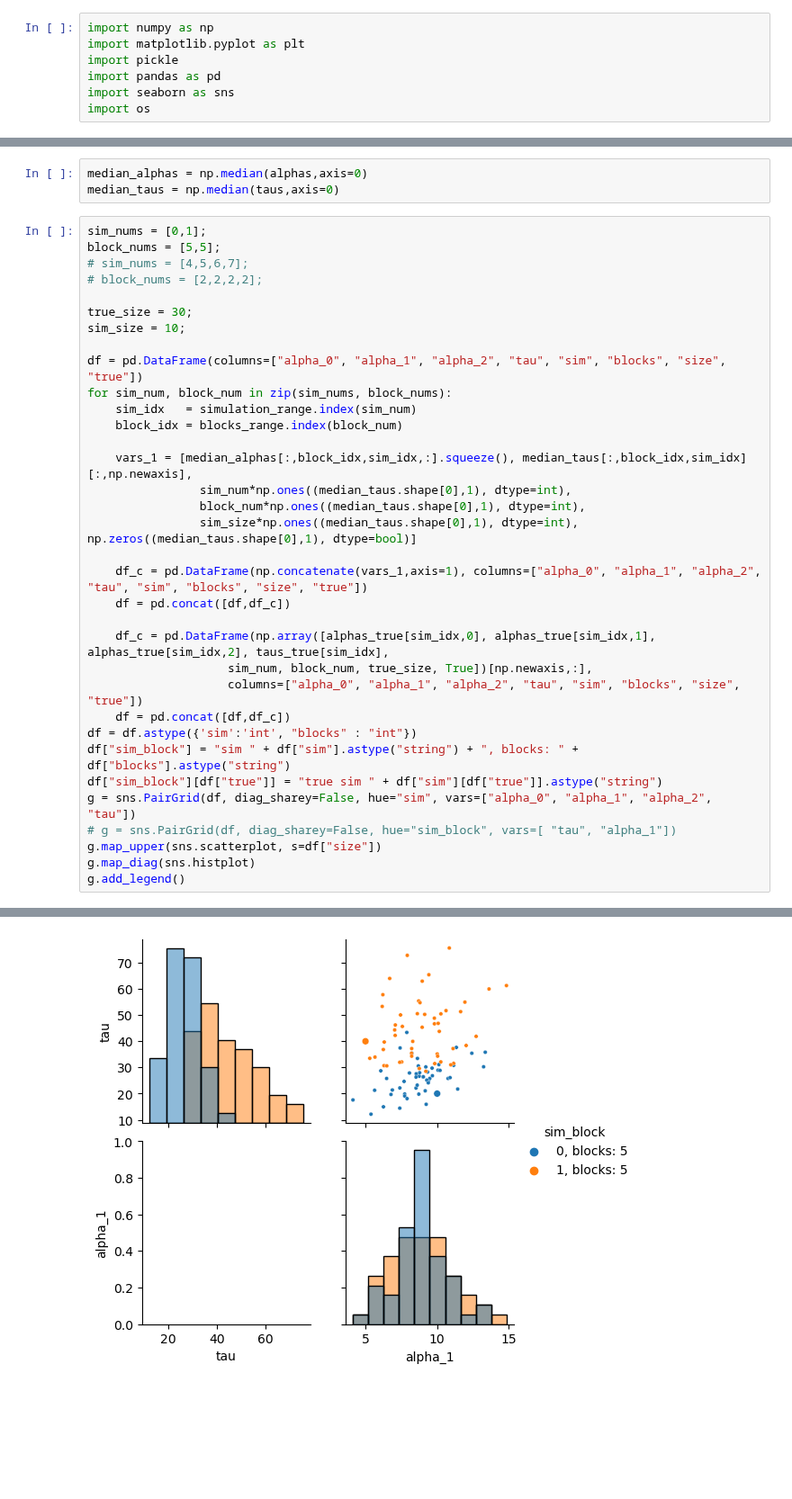
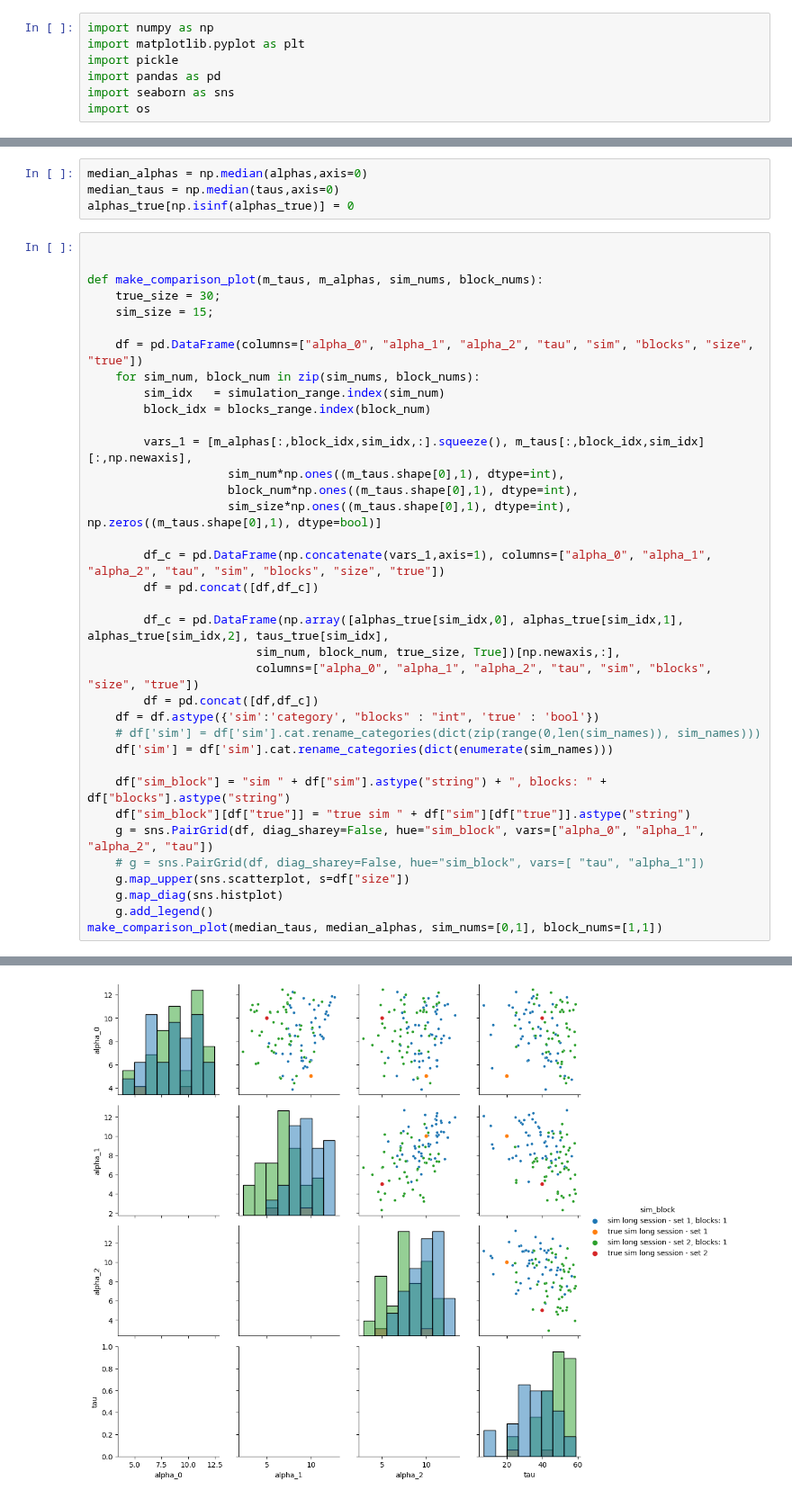
Before and after one commit to latimerk/hddCRP, a Jupyter notebook: make_simulation_results_figures.ipynb, the cells around one changed output, grey strips where cells are left out. Shown at 90% size. Drawn from its saved outputs; the diff is of its cells as text; blank space fills up the shorter version.

```diff
--- a/make_simulation_results_figures.ipynb
+++ b/make_simulation_results_figures.ipynb
@@ -57,38 +90,41 @@ for sim_idx, sim_num in enumerate(simulation_range):
 # %%
 median_alphas = np.median(alphas,axis=0)
 median_taus = np.median(taus,axis=0)
+alphas_true[np.isinf(alphas_true)] = 0
 # %%
-sim_nums = [0,1];
-block_nums = [5,5];
-# sim_nums = [4,5,6,7];
-# block_nums = [2,2,2,2];
 
-true_size = 30;
-sim_size = 10;
 
-df = pd.DataFrame(columns=["alpha_0", "alpha_1", "alpha_2", "tau", "sim", "blocks", "size", "true"])
-for sim_num, block_num in zip(sim_nums, block_nums):
-    sim_idx   = simulation_range.index(sim_num)
-    block_idx = blocks_range.index(block_num)
+def make_comparison_plot(m_taus, m_alphas, sim_nums, block_nums):
+    true_size = 30;
+    sim_size = 15;
 
-    vars_1 = [median_alphas[:,block_idx,sim_idx,:].squeeze(), median_taus[:,block_idx,sim_idx][:,np.newaxis],
-                sim_num*np.ones((median_taus.shape[0],1), dtype=int),
-                block_num*np.ones((median_taus.shape[0],1), dtype=int),
-                sim_size*np.ones((median_taus.shape[0],1), dtype=int), np.zeros((median_taus.shape[0],1), dtype=bool)]
+    df = pd.DataFrame(columns=["alpha_0", "alpha_1", "alpha_2", "tau", "sim", "blocks", "size", "true"])
+    for sim_num, block_num in zip(sim_nums, block_nums):
+        sim_idx   = simulation_range.index(sim_num)
+        block_idx = blocks_range.index(block_num)
 
-    df_c = pd.DataFrame(np.concatenate(vars_1,axis=1), columns=["alpha_0", "alpha_1", "alpha_2", "tau", "sim", "blocks", "size", "true"])
-    df = pd.concat([df,df_c])
+        vars_1 = [m_alphas[:,block_idx,sim_idx,:].squeeze(), m_taus[:,block_idx,sim_idx][:,np.newaxis],
+                    sim_num*np.ones((m_taus.shape[0],1), dtype=int),
+                    block_num*np.ones((m_taus.shape[0],1), dtype=int),
+                    sim_size*np.ones((m_taus.shape[0],1), dtype=int), np.zeros((m_taus.shape[0],1), dtype=bool)]
 
-    df_c = pd.DataFrame(np.array([alphas_true[sim_idx,0], alphas_true[sim_idx,1], alphas_true[sim_idx,2], taus_true[sim_idx],
-                    sim_num, block_num, true_size, True])[np.newaxis,:],
-                    columns=["alpha_0", "alpha_1", "alpha_2", "tau", "sim", "blocks", "size", "true"])
-    df = pd.concat([df,df_c])
-df = df.astype({'sim':'int', "blocks" : "int"})
-df["sim_block"] = "sim " + df["sim"].astype("string") + ", blocks: " + df["blocks"].astype("string")
-df["sim_block"][df["true"]] = "true sim " + df["sim"][df["true"]].astype("string")
-g = sns.PairGrid(df, diag_sharey=False, hue="sim", vars=["alpha_0", "alpha_1", "alpha_2", "tau"])
-# g = sns.PairGrid(df, diag_sharey=False, hue="sim_block", vars=[ "tau", "alpha_1"])
-g.map_upper(sns.scatterplot, s=df["size"])
-g.map_diag(sns.histplot)
-g.add_legend()
+        df_c = pd.DataFrame(np.concatenate(vars_1,axis=1), columns=["alpha_0", "alpha_1", "alpha_2", "tau", "sim", "blocks", "size", "true"])
+        df = pd.concat([df,df_c])
+
+        df_c = pd.DataFrame(np.array([alphas_true[sim_idx,0], alphas_true[sim_idx,1], alphas_true[sim_idx,2], taus_true[sim_idx],
+                        sim_num, block_num, true_size, True])[np.newaxis,:],
+                        columns=["alpha_0", "alpha_1", "alpha_2", "tau", "sim", "blocks", "size", "true"])
+        df = pd.concat([df,df_c])
+    df = df.astype({'sim':'category', "blocks" : "int", 'true' : 'bool'})
+    # df['sim'] = df['sim'].cat.rename_categories(dict(zip(range(0,len(sim_names)), sim_names)))
+    df['sim'] = df['sim'].cat.rename_categories(dict(enumerate(sim_names)))
+
+    df["sim_block"] = "sim " + df["sim"].astype("string") + ", blocks: " + df["blocks"].astype("string")
+    df["sim_block"][df["true"]] = "true sim " + df["sim"][df["true"]].astype("string")
+    g = sns.PairGrid(df, diag_sharey=False, hue="sim_block", vars=["alpha_0", "alpha_1", "alpha_2", "tau"])
+    # g = sns.PairGrid(df, diag_sharey=False, hue="sim_block", vars=[ "tau", "alpha_1"])
+    g.map_upper(sns.scatterplot, s=df["size"])
+    g.map_diag(sns.histplot)
+    g.add_legend()
+make_comparison_plot(median_taus, median_alphas, sim_nums=[0,1], block_nums=[1,1])
 # %% [output]
@@ -96 +131 @@ g.add_legend()
-[figure, old version]
+[figure, new version]
```
Also changed, not shown: parts of 7 cells of this notebook, 5 other files.
